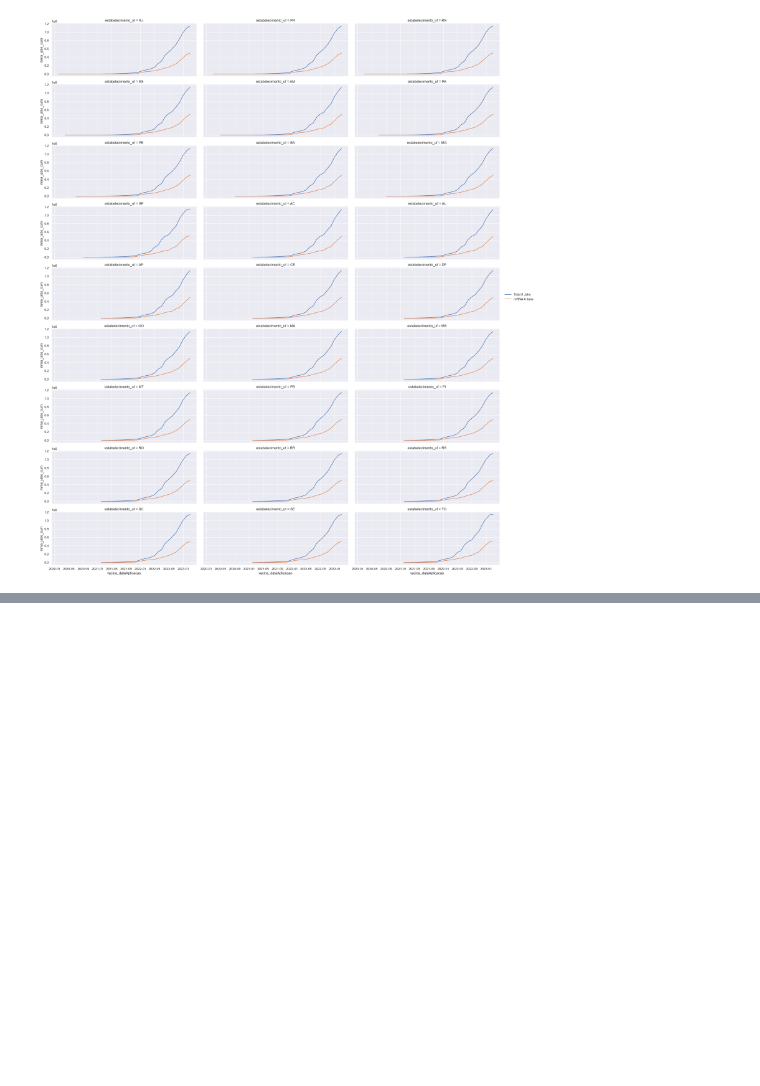
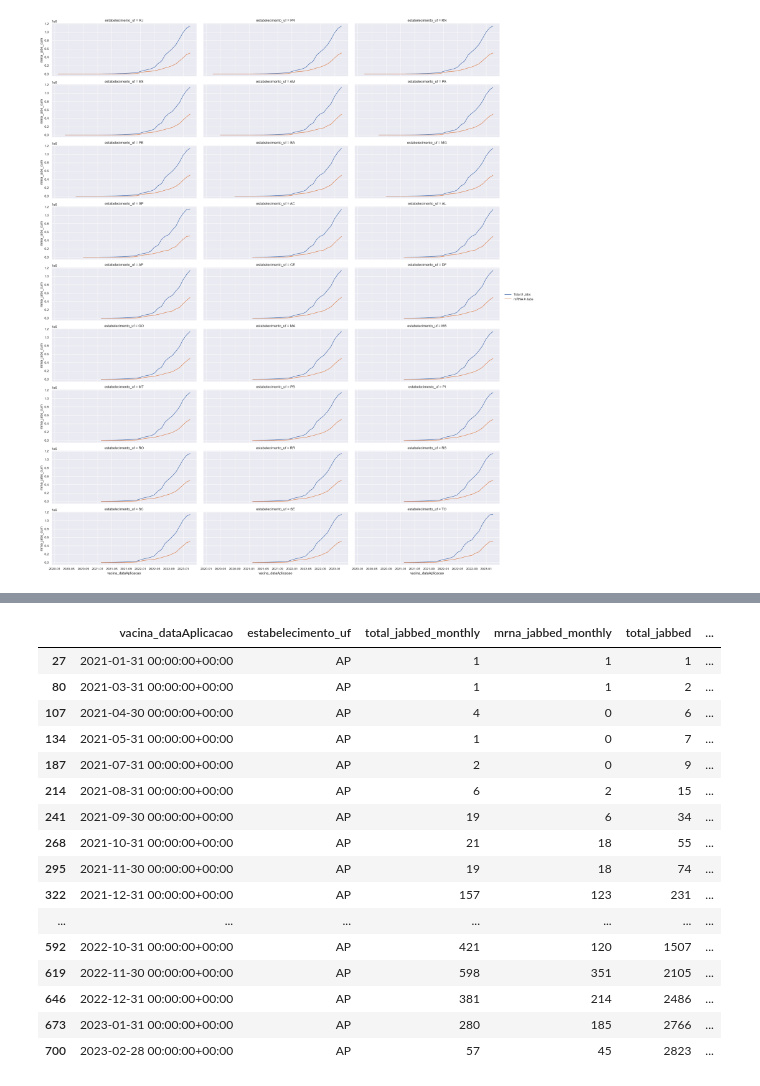
Before and after one commit to flimao/covidjab_analyses, a Jupyter notebook: covidjab_natality/notebooks/01-flimao-extract-jab-data.ipynb, the cells around one changed output, grey strips where cells are left out. Cells and saved outputs as stored; diff of their text form; code cells hidden in the pictures; blank space fills up the shorter version.

```diff
--- a/covidjab_natality/notebooks/01-flimao-extract-jab-data.ipynb
+++ b/covidjab_natality/notebooks/01-flimao-extract-jab-data.ipynb
@@ -359,0 +371,17 @@ facetgrid.add_legend()
+# %%
+# function to check if a person has had one or more mrna jabs
+def has_mrna(patient_mechanisms):
+    return patient_mechanisms.str.contains('mrna').any()
+
+# transform multiindex into columns
+jabs_unique_idx_df = pre_df.reset_index()
+
+# setting up progressbar on time-consuming .groupby().apply() function
+tqdm.pandas(desc = 'Grouping by "paciente_id"')
+
+# check for each patient if they had at least one mrna jab
+jabs_unique_mrna = jabs_unique_idx_df.groupby(
+    by = ['vacina_dataAplicacao', 'estabelecimento_uf', 'paciente_id']
+)['mechanism'].progress_apply(has_mrna)
+
+jabs_unique_mrna
@@ -359,0 +402,3 @@ facetgrid.add_legend()
+# %%
+jabs_unique_mrna.name = 'has_mrna'
+jabs_unique_mrna_df = jabs_unique_mrna.reset_index()
@@ -359,0 +421,14 @@ facetgrid.add_legend()
+# %%
+jabs_mrna_df = (jabs_unique_mrna_df
+    .groupby(by = [
+        pd.Grouper(key = 'vacina_dataAplicacao', freq = 'M') ,
+        'estabelecimento_uf'
+    ])
+    .agg(
+        total_jabbed_monthly = pd.NamedAgg(column = 'has_mrna', aggfunc = 'count'),
+        mrna_jabbed_monthly = pd.NamedAgg(column = 'has_mrna', aggfunc = 'sum')
+    )
+    .sort_values(by = ['vacina_dataAplicacao', 'estabelecimento_uf'])
+    .reset_index()
+)
+jabs_mrna_df
@@ -359,0 +449,25 @@ facetgrid.add_legend()
+# %%
+totals = jabs_mrna_df.groupby(by='estabelecimento_uf')[['total_jabbed_monthly', 'mrna_jabbed_monthly']].cumsum()
+jabs_mrna_df['total_jabbed'] = totals['total_jabbed_monthly']
+jabs_mrna_df['mrna_jabbed'] = totals['mrna_jabbed_monthly']
+jabs_mrna_df.reset_index(inplace = True, drop = True)
+# %%
+jabs_mrna_df[jabs_mrna_df['estabelecimento_uf'] == 'AP']
+# %% [output]
+|  | vacina_dataAplicacao | estabelecimento_uf | total_jabbed_monthly | mrna_jabbed_monthly | total_jabbed | ... |
+| 27 | 2021-01-31 00:00:00+00:00 | AP | 1 | 1 | 1 | ... |
+| 80 | 2021-03-31 00:00:00+00:00 | AP | 1 | 1 | 2 | ... |
+| 107 | 2021-04-30 00:00:00+00:00 | AP | 4 | 0 | 6 | ... |
+| 134 | 2021-05-31 00:00:00+00:00 | AP | 1 | 0 | 7 | ... |
+| 187 | 2021-07-31 00:00:00+00:00 | AP | 2 | 0 | 9 | ... |
+| 214 | 2021-08-31 00:00:00+00:00 | AP | 6 | 2 | 15 | ... |
+| 241 | 2021-09-30 00:00:00+00:00 | AP | 19 | 6 | 34 | ... |
+| 268 | 2021-10-31 00:00:00+00:00 | AP | 21 | 18 | 55 | ... |
+| 295 | 2021-11-30 00:00:00+00:00 | AP | 19 | 18 | 74 | ... |
+| 322 | 2021-12-31 00:00:00+00:00 | AP | 157 | 123 | 231 | ... |
+| ... | ... | ... | ... | ... | ... | ... |
+| 592 | 2022-10-31 00:00:00+00:00 | AP | 421 | 120 | 1507 | ... |
+| 619 | 2022-11-30 00:00:00+00:00 | AP | 598 | 351 | 2105 | ... |
+| 646 | 2022-12-31 00:00:00+00:00 | AP | 381 | 214 | 2486 | ... |
+| 673 | 2023-01-31 00:00:00+00:00 | AP | 280 | 185 | 2766 | ... |
+| 700 | 2023-02-28 00:00:00+00:00 | AP | 57 | 45 | 2823 | ... |
```
Also changed, not shown: parts of 13 cells of this notebook.
